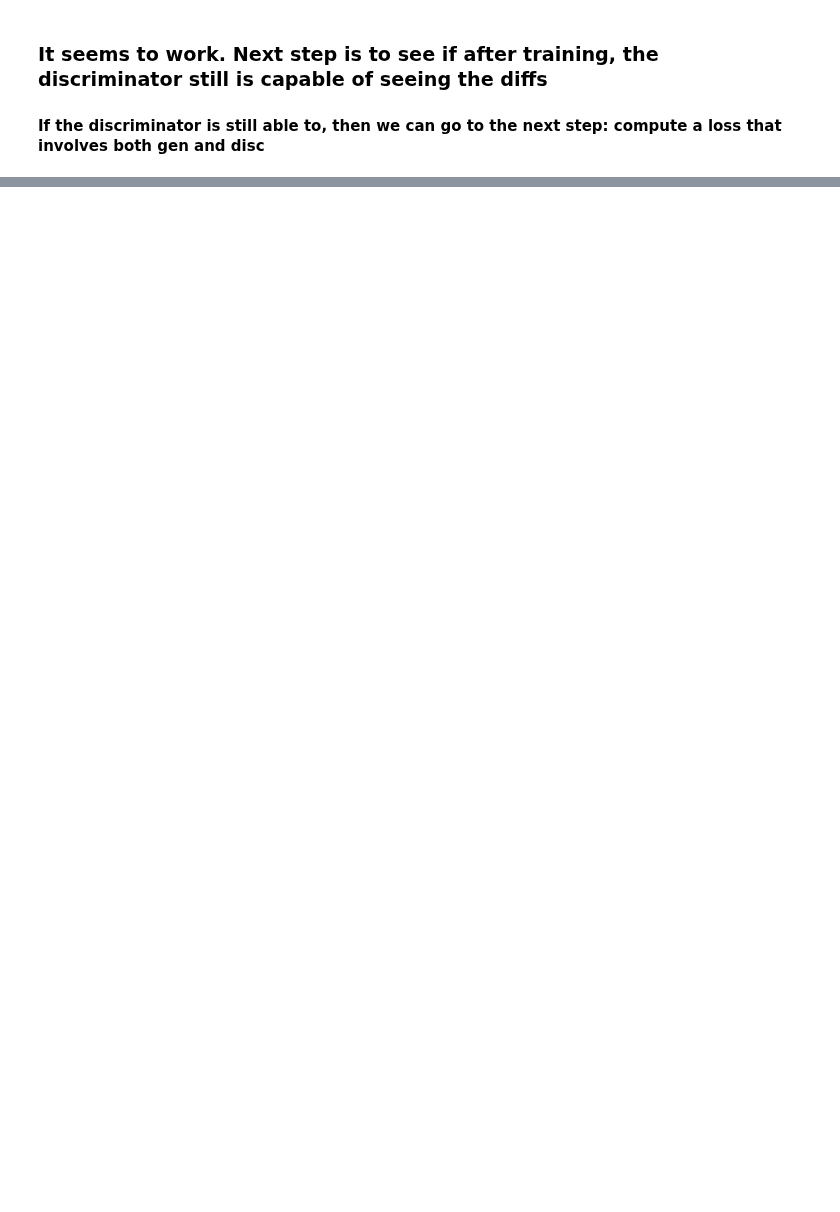
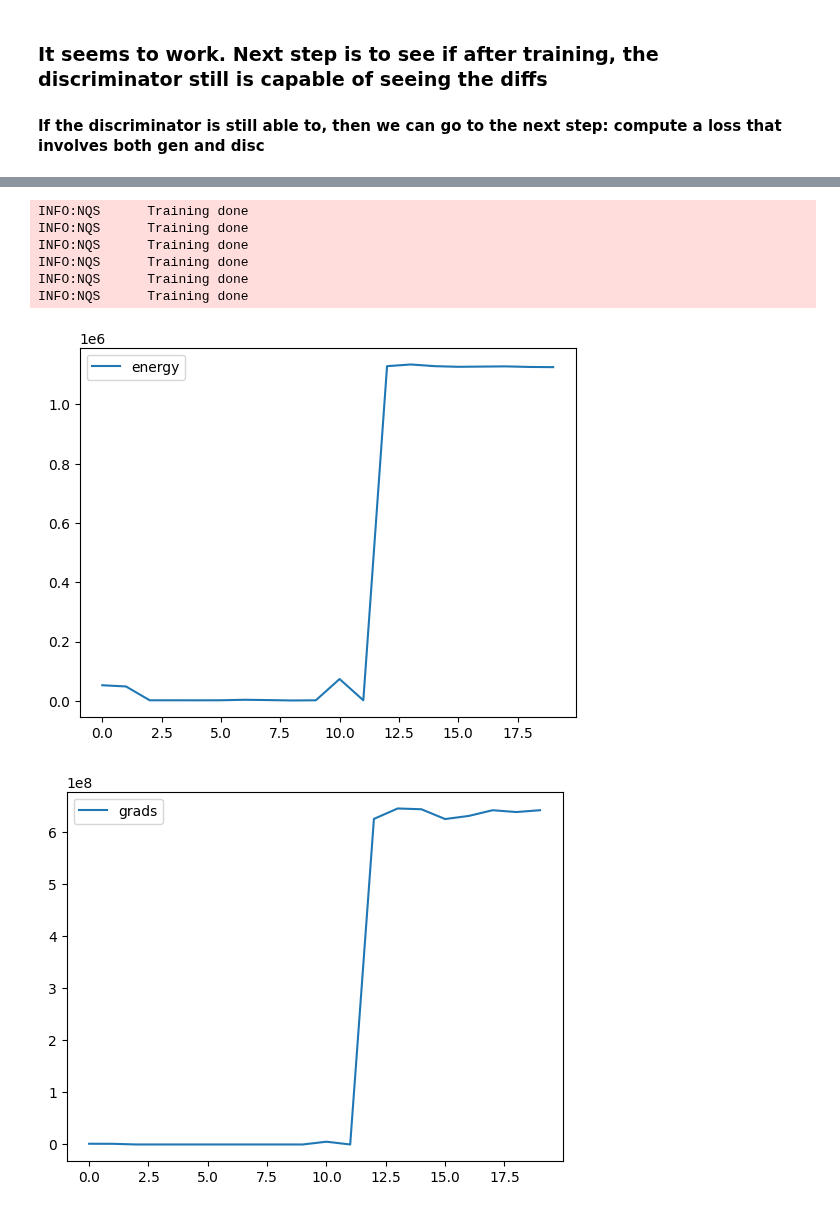
Before and after one commit to Daniel-Haas-B/NeuralQuantumState, a Jupyter notebook: thesis_misc/gans.ipynb, the cells around one changed output, grey strips where cells are left out. Saved outputs shown, nothing was run; the diff lists cells and outputs as text; code cells hidden in the pictures; blank space fills up the shorter version.

```diff
--- a/thesis_misc/gans.ipynb
+++ b/thesis_misc/gans.ipynb
@@ -297,0 +158,21 @@ KeyboardInterrupt:
+# %%
+
+#gen_system.pretrain(model="Gaussian", max_iter=1000, batch_size=1000)
+
+
+history = gen_system.train(
+    max_iter=20,
+    batch_size=batch_size,
+    early_stop=False,
+    seed=seed,
+    history=True,
+    tune=False,
+    grad_clip=0,
+)
+
+epochs = np.arange(len(history["energy"]))
+for key, value in history.items():
+    plt.plot(epochs, value, label=key)
+    plt.legend()
+    plt.show()
+# %% [output]
@@ -297,0 +196,8 @@ KeyboardInterrupt:
+INFO:NQS      Training done
+INFO:NQS      Training done
+INFO:NQS      Training done
+INFO:NQS      Training done
+INFO:NQS      Training done
+INFO:NQS      Training done
+[figure, added]
+[figure, added]
```
Also changed, not shown: parts of 15 cells of this notebook, 17 other files.
